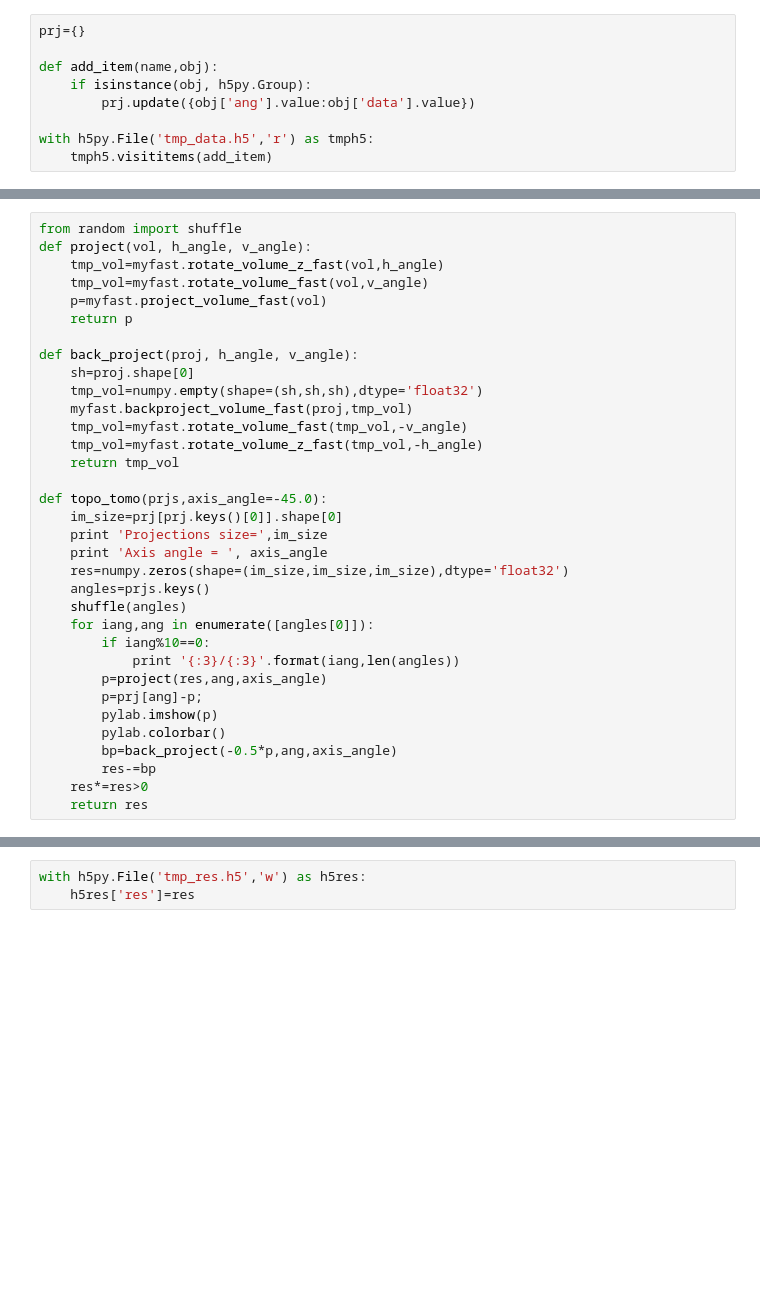
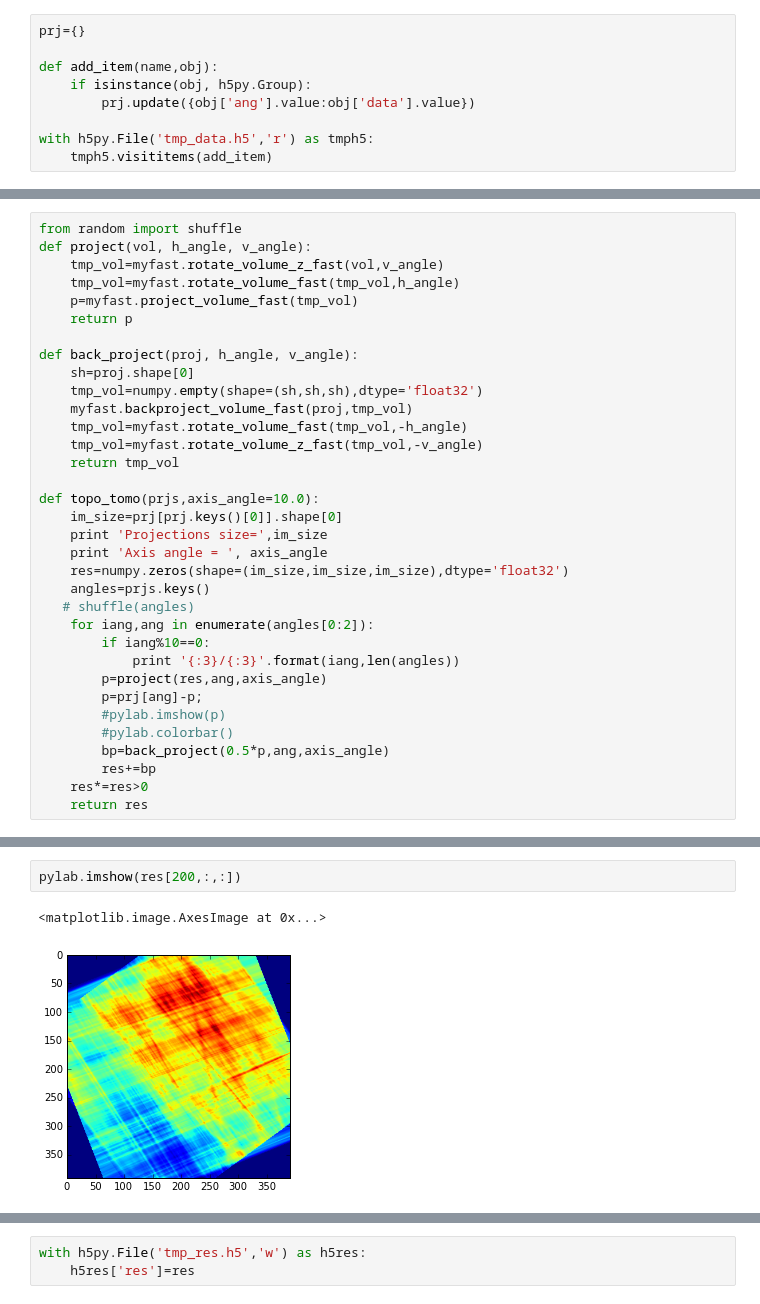
Before and after one commit to buzmakov/fastlib, a Jupyter notebook: code_experiments/topotomo.ipynb, the cells around one changed output, grey strips where cells are left out. Cells and saved outputs as stored; diff of their text form; blank space fills up the shorter version.

```diff
--- a/code_experiments/topotomo.ipynb
+++ b/code_experiments/topotomo.ipynb
@@ -63,35 +71,35 @@ for ik,k in enumerate(sort(prj.keys())):
 # %%
 from random import shuffle
 def project(vol, h_angle, v_angle):
-    tmp_vol=myfast.rotate_volume_z_fast(vol,h_angle)
-    tmp_vol=myfast.rotate_volume_fast(vol,v_angle)
-    p=myfast.project_volume_fast(vol)
+    tmp_vol=myfast.rotate_volume_z_fast(vol,v_angle)
+    tmp_vol=myfast.rotate_volume_fast(tmp_vol,h_angle)
+    p=myfast.project_volume_fast(tmp_vol)
     return p
 
 def back_project(proj, h_angle, v_angle):
     sh=proj.shape[0]
     tmp_vol=numpy.empty(shape=(sh,sh,sh),dtype='float32')
     myfast.backproject_volume_fast(proj,tmp_vol)
-    tmp_vol=myfast.rotate_volume_fast(tmp_vol,-v_angle)
-    tmp_vol=myfast.rotate_volume_z_fast(tmp_vol,-h_angle)
+    tmp_vol=myfast.rotate_volume_fast(tmp_vol,-h_angle)
+    tmp_vol=myfast.rotate_volume_z_fast(tmp_vol,-v_angle)
     return tmp_vol
 
-def topo_tomo(prjs,axis_angle=-45.0):
+def topo_tomo(prjs,axis_angle=10.0):
     im_size=prj[prj.keys()[0]].shape[0]
     print 'Projections size=',im_size
     print 'Axis angle = ', axis_angle
     res=numpy.zeros(shape=(im_size,im_size,im_size),dtype='float32')
     angles=prjs.keys()
-    shuffle(angles)
-    for iang,ang in enumerate([angles[0]]):
+   # shuffle(angles)
+    for iang,ang in enumerate(angles[0:2]):
         if iang%10==0:
             print '{:3}/{:3}'.format(iang,len(angles))
         p=project(res,ang,axis_angle)
         p=prj[ang]-p;
-        pylab.imshow(p)
-        pylab.colorbar()
-        bp=back_project(-0.5*p,ang,axis_angle)
-        res-=bp
+        #pylab.imshow(p)
+        #pylab.colorbar()
+        bp=back_project(0.5*p,ang,axis_angle)
+        res+=bp
     res*=res>0
     return res
 # %%
@@ -98,0 +111,5 @@ res=topo_tomo(prj)
+# %%
+pylab.imshow(res[200,:,:])
+# %% [output]
+<matplotlib.image.AxesImage at 0x...>
+[figure, added]
```
Also changed, not shown: parts of 10 cells of this notebook.
